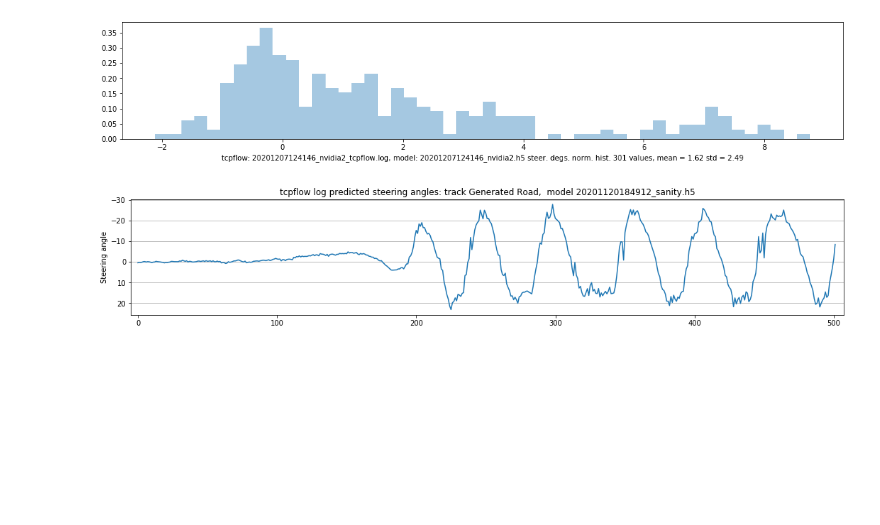
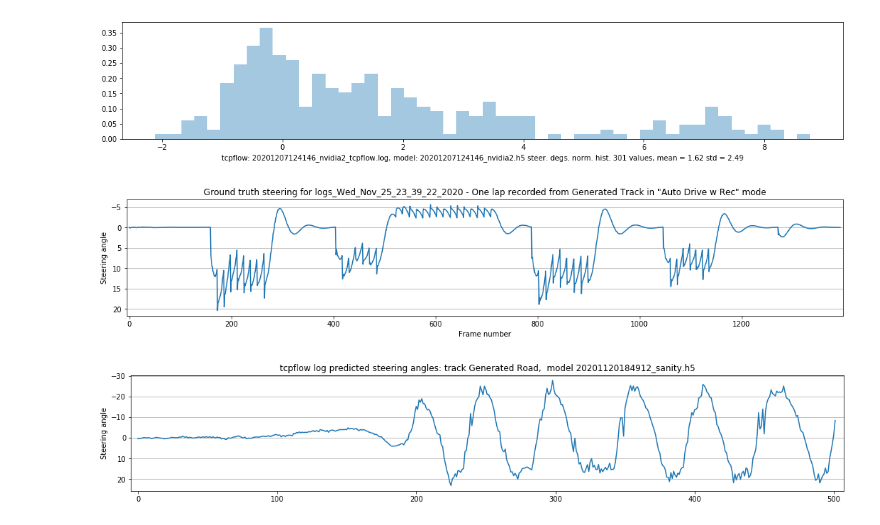
Before and after one commit to dsikar/sdsandbox, a Jupyter notebook: src/GetSteeringAnglesFromtcpflow.ipynb, the cells around one changed output. Saved outputs shown, nothing was run; the diff lists cells and outputs as text; code cells hidden in the pictures; blank space fills up the shorter version.

Commit message:
Generating dissertation results gos table and figures

```diff
--- a/src/GetSteeringAnglesFromtcpflow.ipynb
+++ b/src/GetSteeringAnglesFromtcpflow.ipynb
@@ -138,6 +181,31 @@ plotBinsFromArray(p, 25, "20201207124146_nvidia2.h5", "20201207124146_nvidia2_tc
 # %% [output]
 [figure]
 [figure]
+# %%
+# plot ground truth steering angles for
+filemask = '../dataset/unity/genTrack/genTrackOneLap/logs_Wed_Nov_25_23_39_22_2020/*.jpg'
+g = GetJSONSteeringAngles(filemask)
+# print(type(g)) # list
+g = np.asarray(g)
+# print(type(g)) # <class 'numpy.ndarray'>
+plt.rcParams["figure.figsize"] = (18,3)
+nc = 25 # norm. constant, maximum steering angle
+
+plt.plot(g*nc)
+# plt.plot(sarr[:,1]*25, label="simulator")
+
+plt.ylabel('Steering angle')
+plt.xlabel('Frame number')
+# Set a title of the current axes.
+mytitle = 'Ground truth steering for logs_Wed_Nov_25_23_39_22_2020 - One lap recorded from Generated Track in "Auto Drive w Rec" mode'
+plt.title(mytitle)
+plt.grid(axis='y')
+# set limit
+plt.xlim([-5,len(g)+5])
+plt.gca().invert_yaxis()
+plt.show()
+# %% [output]
+[figure, added]
 # %%
 # Steering angle predictions by model 20201107210627_nvidia1.h5
 def plotSteeringAngles(p, g, n, save=False, track= "Track Name", mname="model.h5"):
```
Also changed, not shown: parts of 1 cell of this notebook, 4 other files.
